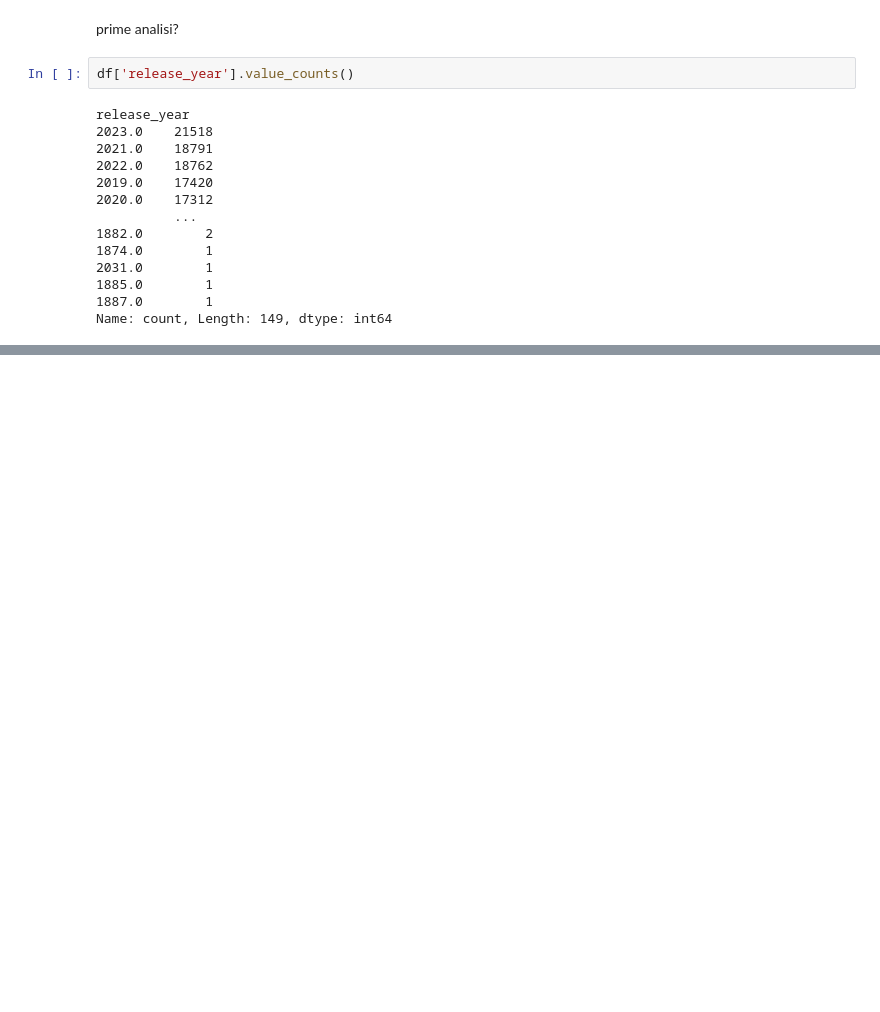
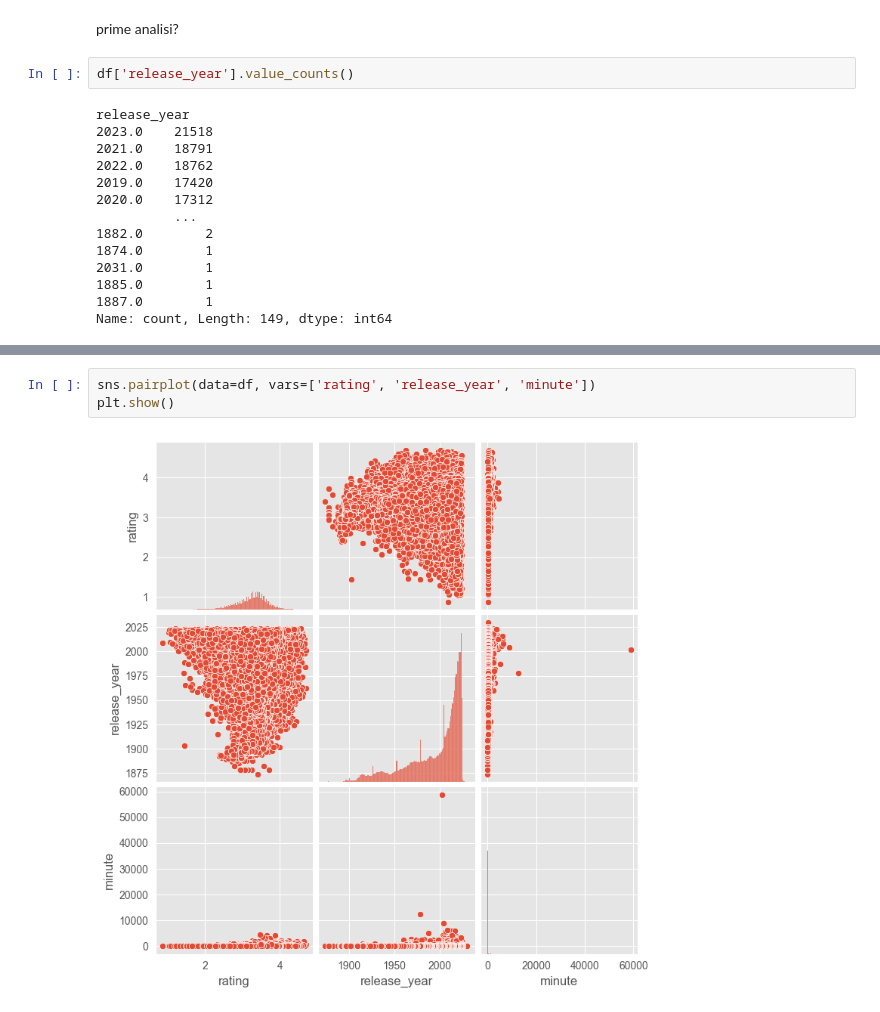
Before and after one commit to Matt1aLibera/Prog_IUM_TWEB, a Jupyter notebook: solutions/IUM/MattiaLiberatoreIUMSolution.ipynb, the cells around one changed output, grey strips where cells are left out. Cells and saved outputs as stored; diff of their text form; blank space fills up the shorter version.

```diff
--- a/solutions/IUM/MattiaLiberatoreIUMSolution.ipynb
+++ b/solutions/IUM/MattiaLiberatoreIUMSolution.ipynb
@@ -282,0 +361,5 @@ df.plot(kind='scatter', x='release_year', y='rating', title='incidenza del ratin
+# %%
+sns.pairplot(data=df, vars=['rating', 'release_year', 'minute'])
+plt.show()
+# %% [output]
+[figure, added]
```
Also changed, not shown: parts of 15 cells of this notebook, 1 other file.
